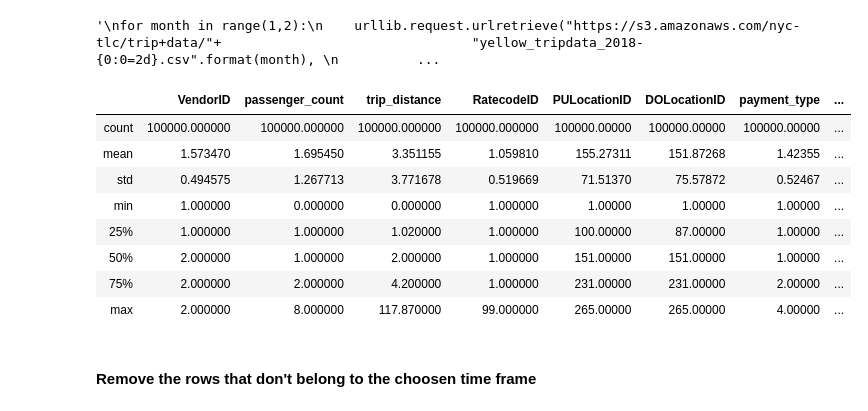
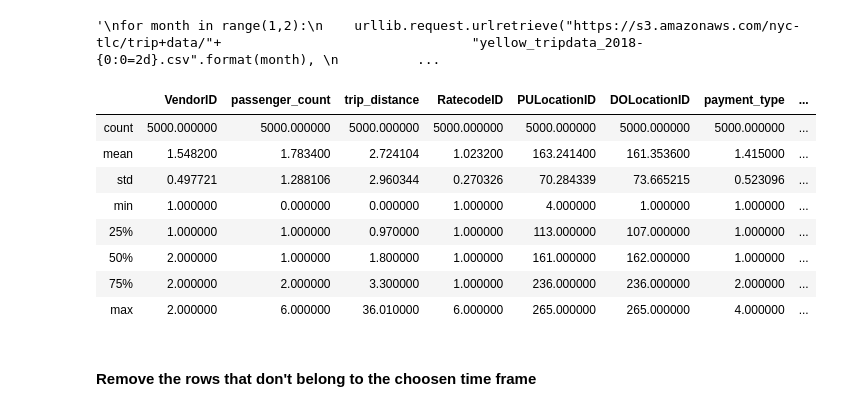
Before and after one commit to A5-015/nyc-taxi-data, a Jupyter notebook: nyc-taxi-data-analysis.ipynb, the cells around one changed output. Saved outputs shown, nothing was run; the diff lists cells and outputs as text; code cells hidden in the pictures.

```diff
--- a/nyc-taxi-data-analysis.ipynb
+++ b/nyc-taxi-data-analysis.ipynb
@@ -33,20 +35,20 @@ for month in range(1,2):
 # %% [output]
 '\nfor month in range(1,2):\n    urllib.request.urlretrieve("https://s3.amazonaws.com/nyc-tlc/trip+data/"+                                "yellow_tripdata_2018-{0:0=2d}.csv".format(month), \n          ...
 # %%
-n = 100000
+n = 5000
 nyc_df = pd.read_csv("datasets/nyc.2018-01.csv", parse_dates=['tpep_pickup_datetime', 'tpep_dropoff_datetime'], nrows = n)
 nyc_df = nyc_df.set_index('tpep_pickup_datetime')
 nyc_df.describe()
 # %% [output]
 |  | VendorID | passenger_count | trip_distance | RatecodeID | PULocationID | DOLocationID | payment_type | ... |
-| count | 100000.000000 | 100000.000000 | 100000.000000 | 100000.000000 | 100000.00000 | 100000.00000 | 100000.00000 | ... |
-| mean | 1.573470 | 1.695450 | 3.351155 | 1.059810 | 155.27311 | 151.87268 | 1.42355 | ... |
-| std | 0.494575 | 1.267713 | 3.771678 | 0.519669 | 71.51370 | 75.57872 | 0.52467 | ... |
-| min | 1.000000 | 0.000000 | 0.000000 | 1.000000 | 1.00000 | 1.00000 | 1.00000 | ... |
-| 25% | 1.000000 | 1.000000 | 1.020000 | 1.000000 | 100.00000 | 87.00000 | 1.00000 | ... |
-| 50% | 2.000000 | 1.000000 | 2.000000 | 1.000000 | 151.00000 | 151.00000 | 1.00000 | ... |
-| 75% | 2.000000 | 2.000000 | 4.200000 | 1.000000 | 231.00000 | 231.00000 | 2.00000 | ... |
-| max | 2.000000 | 8.000000 | 117.870000 | 99.000000 | 265.00000 | 265.00000 | 4.00000 | ... |
+| count | 5000.000000 | 5000.000000 | 5000.000000 | 5000.000000 | 5000.000000 | 5000.000000 | 5000.000000 | ... |
+| mean | 1.548200 | 1.783400 | 2.724104 | 1.023200 | 163.241400 | 161.353600 | 1.415000 | ... |
+| std | 0.497721 | 1.288106 | 2.960344 | 0.270326 | 70.284339 | 73.665215 | 0.523096 | ... |
+| min | 1.000000 | 0.000000 | 0.000000 | 1.000000 | 4.000000 | 1.000000 | 1.000000 | ... |
+| 25% | 1.000000 | 1.000000 | 0.970000 | 1.000000 | 113.000000 | 107.000000 | 1.000000 | ... |
+| 50% | 2.000000 | 1.000000 | 1.800000 | 1.000000 | 161.000000 | 162.000000 | 1.000000 | ... |
+| 75% | 2.000000 | 2.000000 | 3.300000 | 1.000000 | 236.000000 | 236.000000 | 2.000000 | ... |
+| max | 2.000000 | 6.000000 | 36.010000 | 6.000000 | 265.000000 | 265.000000 | 4.000000 | ... |
 # %% [markdown]
 #### Remove the rows that don't belong to the choosen time frame
 # %%
```
Also changed, not shown: parts of 11 cells of this notebook, 1 other file.
